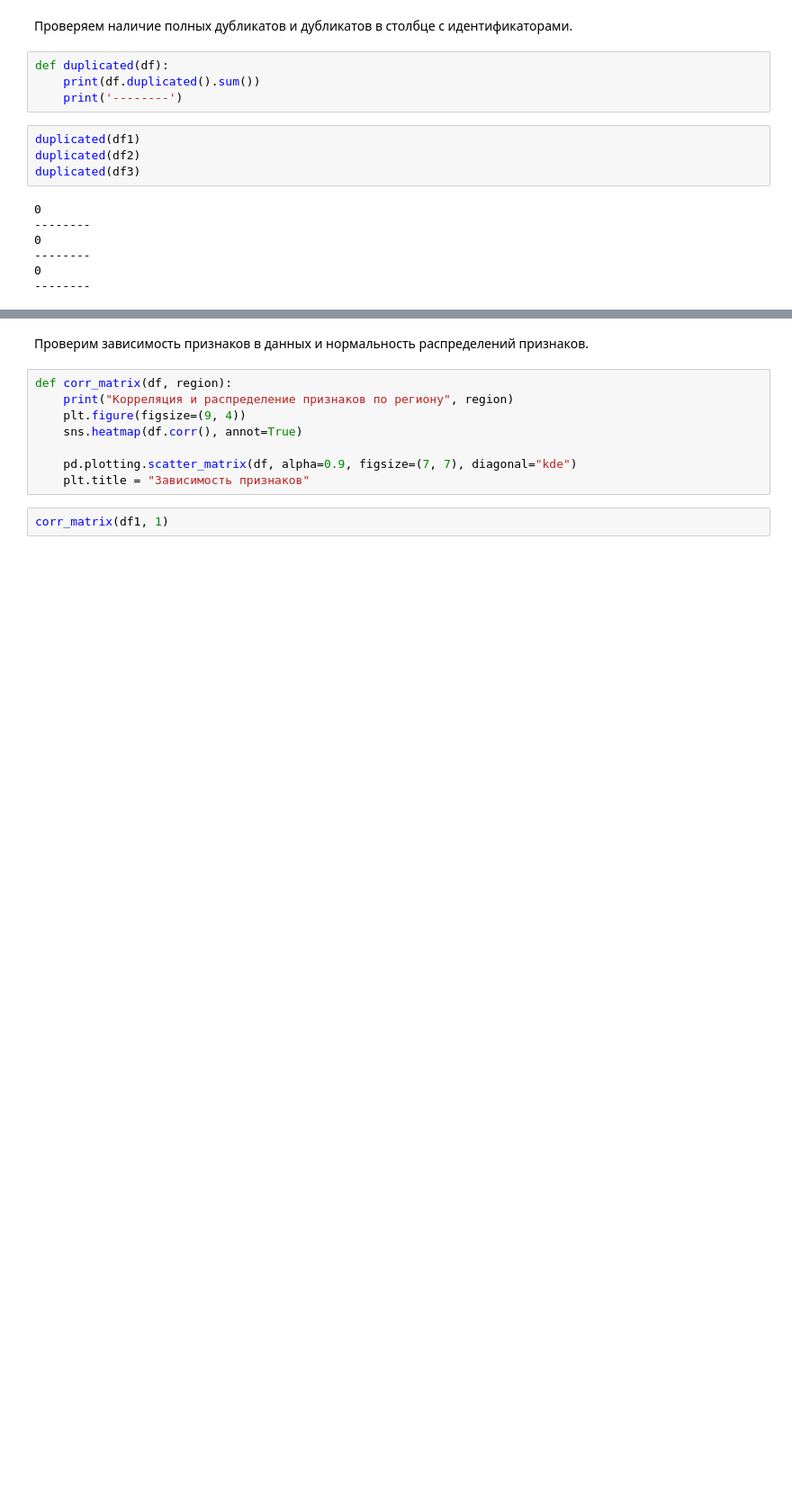
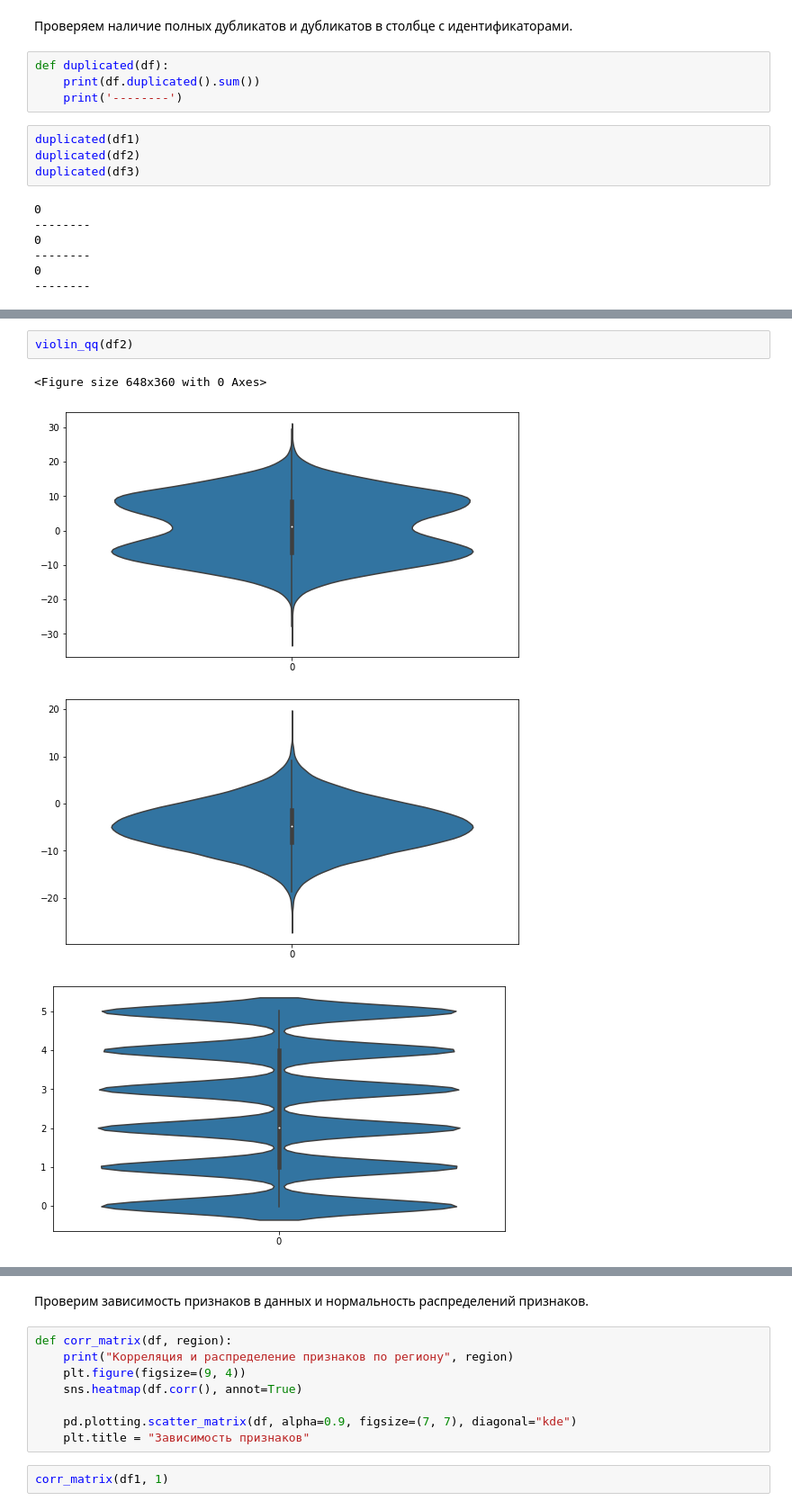
Before and after one commit to elena-soln/study_projects, a Jupyter notebook: Oil_Well_Best_Location/Oil_Well_Best_Location.ipynb, the cells around one changed output, grey strips where cells are left out. Shown at 90% size. Drawn from its saved outputs; the diff is of its cells as text; blank space fills up the shorter version.

```diff
--- a/Oil_Well_Best_Location/Oil_Well_Best_Location.ipynb
+++ b/Oil_Well_Best_Location/Oil_Well_Best_Location.ipynb
@@ -154,0 +189,7 @@ duplicated(df3)
+# %%
+violin_qq(df2)
+# %% [output]
+<Figure size 648x360 with 0 Axes>
+[figure, added]
+[figure, added]
+[figure, added]
```
Also changed, not shown: parts of 7 cells of this notebook.
